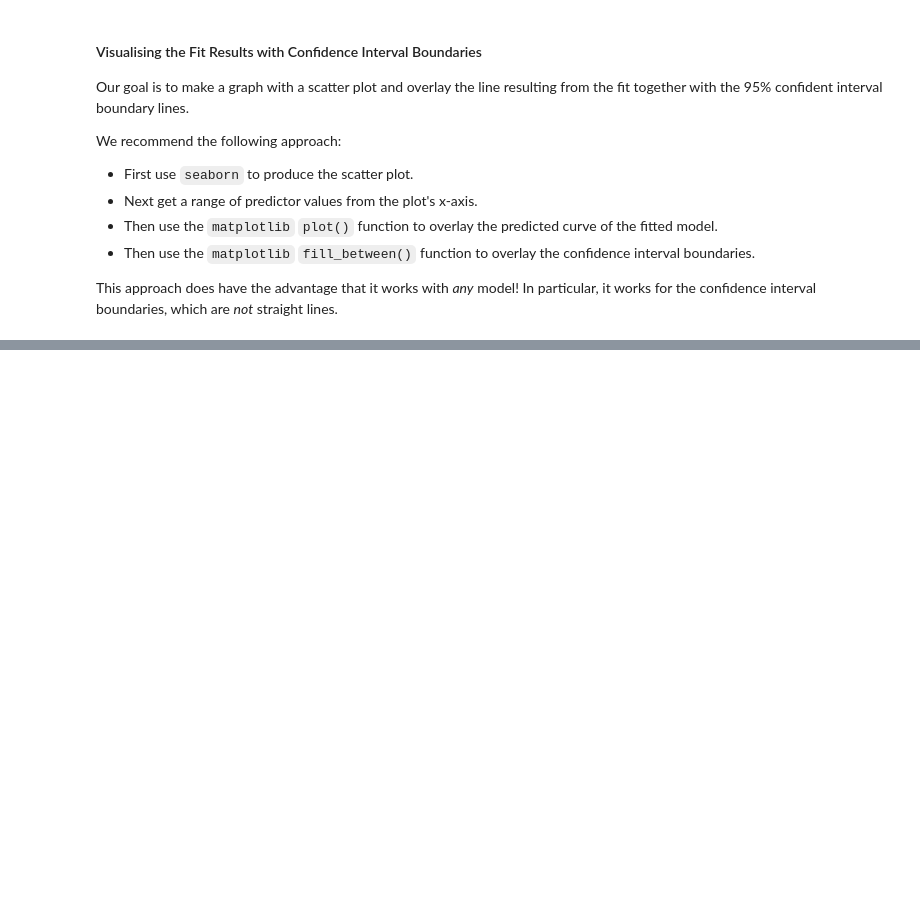
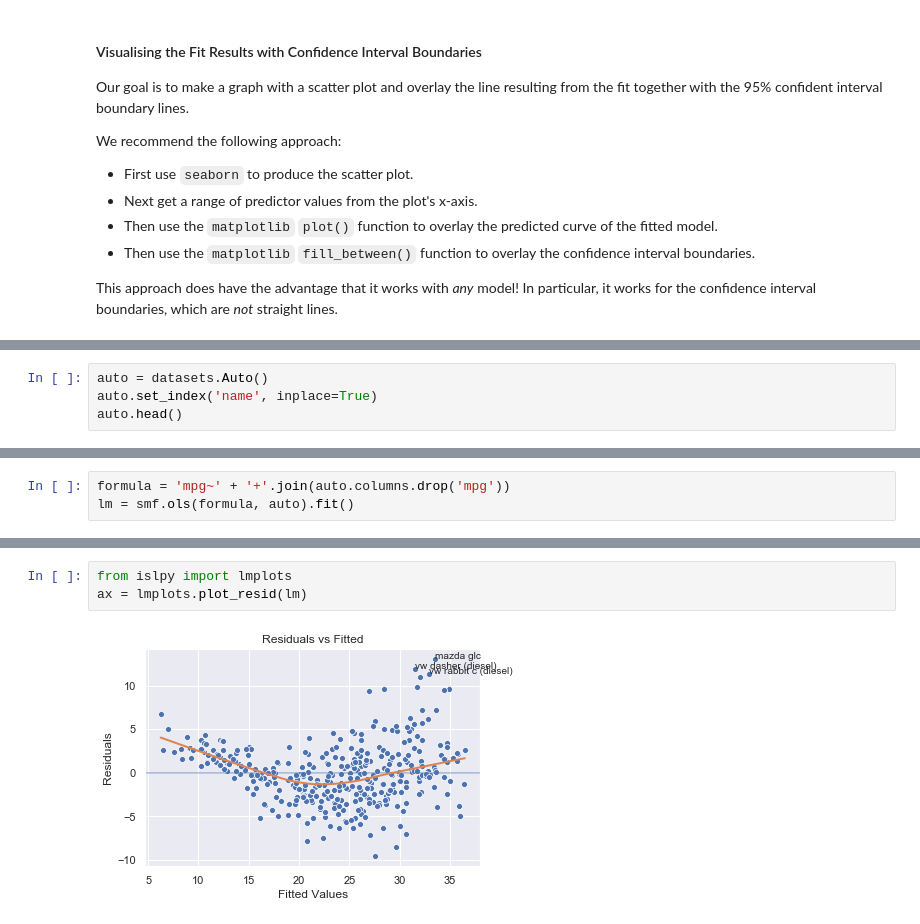
Before and after one commit to rinnert/statlearning-python-pwf, a Jupyter notebook: notebooks/lecture3/lab/lab1_simple_linear_regression.ipynb, the cells around one changed output, grey strips where cells are left out. Drawn from its saved outputs; the diff is of its cells as text; blank space fills up the shorter version.

```diff
--- a/notebooks/lecture3/lab/lab1_simple_linear_regression.ipynb
+++ b/notebooks/lecture3/lab/lab1_simple_linear_regression.ipynb
@@ -156,0 +220,4 @@ plt.show()
+# %%
+auto = datasets.Auto()
+auto.set_index('name', inplace=True)
+auto.head()
@@ -156,0 +232,3 @@ plt.show()
+# %%
+formula = 'mpg~' + '+'.join(auto.columns.drop('mpg'))
+lm = smf.ols(formula, auto).fit()
@@ -156,0 +249,5 @@ plt.show()
+# %%
+from islpy import lmplots
+ax = lmplots.plot_resid(lm)
+# %% [output]
+[figure, added]
```
Also changed, not shown: parts of 19 cells of this notebook.
